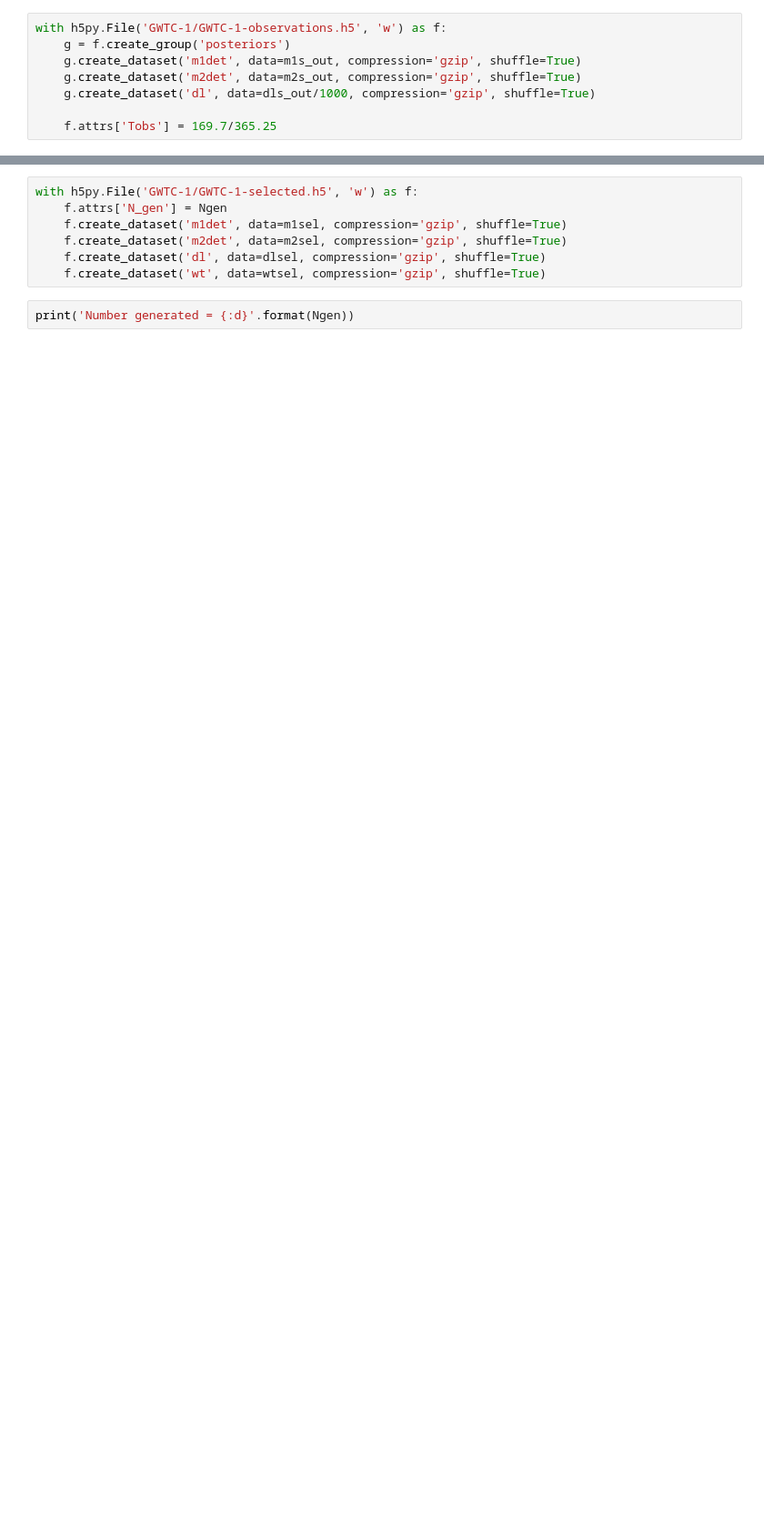
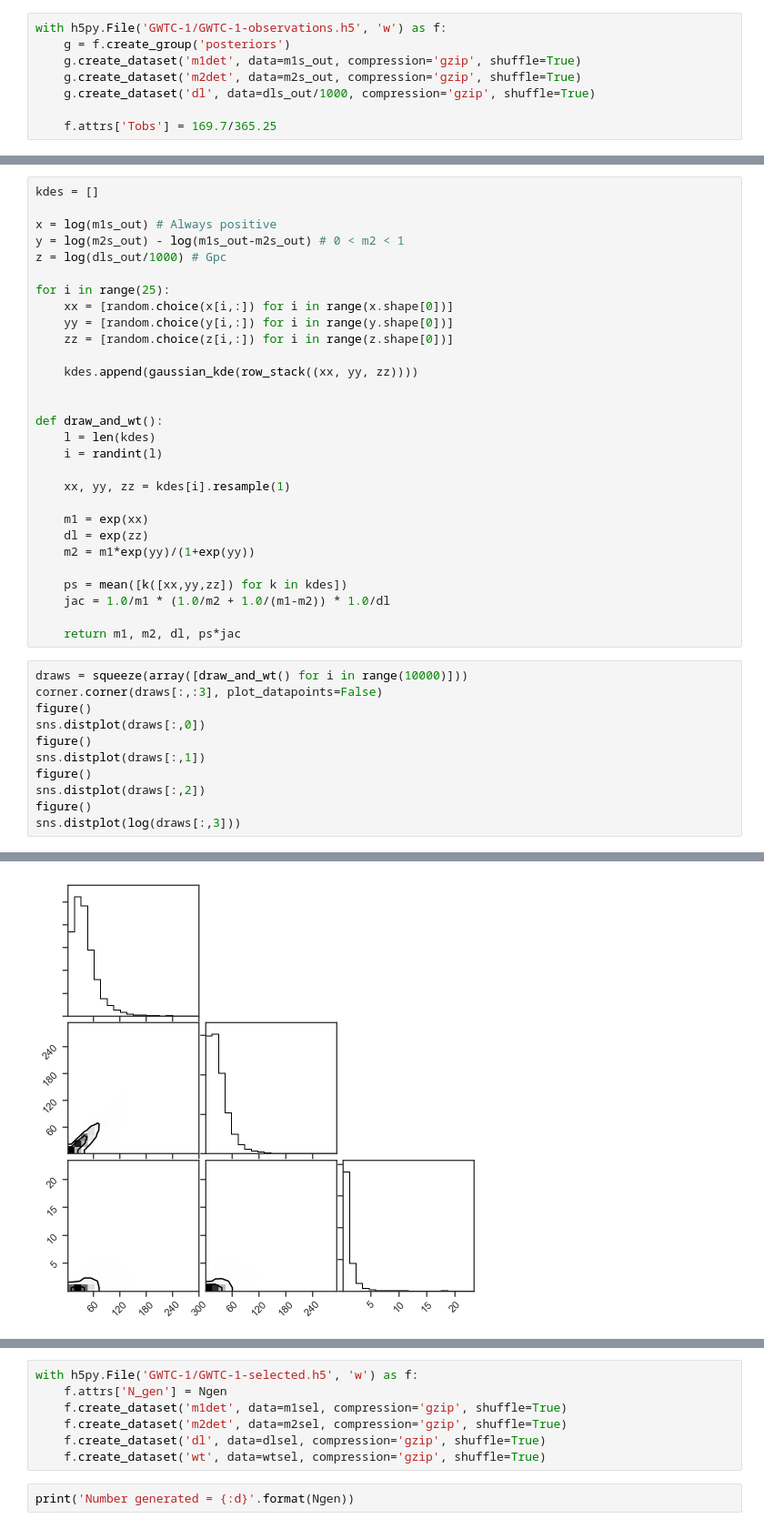
Before and after one commit to farr/PISNLineCosmography, a Jupyter notebook: GWTC-1.ipynb, the cells around one changed output, grey strips where cells are left out. Shown at 91% size. Cells and saved outputs as stored; diff of their text form; blank space fills up the shorter version.

```diff
--- a/GWTC-1.ipynb
+++ b/GWTC-1.ipynb
@@ -127,0 +101,41 @@ def m2wt(m1, m2):
+# %%
+kdes = []
+
+x = log(m1s_out) # Always positive
+y = log(m2s_out) - log(m1s_out-m2s_out) # 0 < m2 < 1
+z = log(dls_out/1000) # Gpc
+
+for i in range(25):
+    xx = [random.choice(x[i,:]) for i in range(x.shape[0])]
+    yy = [random.choice(y[i,:]) for i in range(y.shape[0])]
+    zz = [random.choice(z[i,:]) for i in range(z.shape[0])]
+
+    kdes.append(gaussian_kde(row_stack((xx, yy, zz))))
+
+
+def draw_and_wt():
+    l = len(kdes)
+    i = randint(l)
+
+    xx, yy, zz = kdes[i].resample(1)
+
+    m1 = exp(xx)
+    dl = exp(zz)
+    m2 = m1*exp(yy)/(1+exp(yy))
+
+    ps = mean([k([xx,yy,zz]) for k in kdes])
+    jac = 1.0/m1 * (1.0/m2 + 1.0/(m1-m2)) * 1.0/dl
+
+    return m1, m2, dl, ps*jac
+# %%
+draws = squeeze(array([draw_and_wt() for i in range(10000)]))
+corner.corner(draws[:,:3], plot_datapoints=False)
+figure()
+sns.distplot(draws[:,0])
+figure()
+sns.distplot(draws[:,1])
+figure()
+sns.distplot(draws[:,2])
+figure()
+sns.distplot(log(draws[:,3]))
+# %% [output]
@@ -127,0 +145 @@ def m2wt(m1, m2):
+[figure, added]
```
Also changed, not shown: parts of 12 cells of this notebook, 3 other files.
